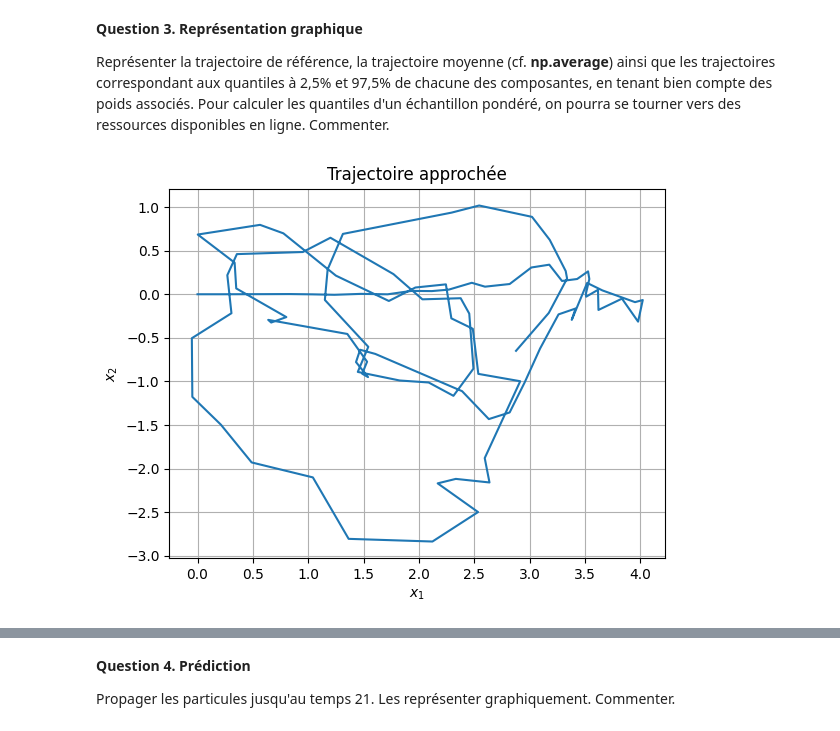
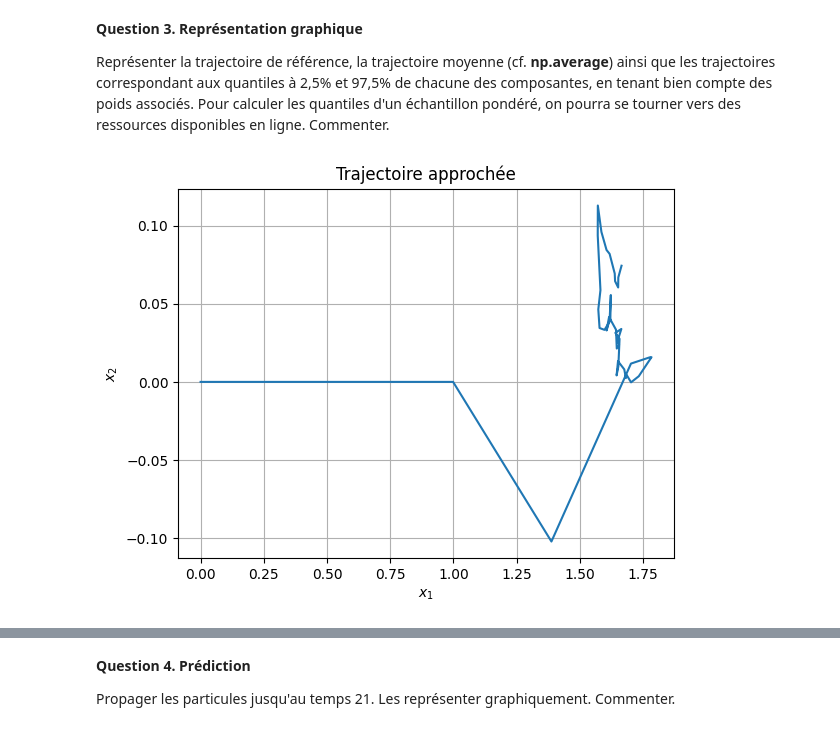
Before and after one commit to SushiOfDestiny/ue11_equdiff_proba_eval, a Jupyter notebook: Projet Probabilités - Complete.ipynb, the cells around one changed output, grey strips where cells are left out. Drawn from its saved outputs; the diff is of its cells as text; code cells hidden in the pictures.

```diff
--- a/Projet Probabilités - Complete.ipynb
+++ b/Projet Probabilités - Complete.ipynb
@@ -270,18 +288,0 @@ def f_obs(v,m):
-# %%
-# weight calcul
-def calc_w(N,x_now,x_bef):
-    """x_now = np.array of the N particles at current time, and x_bef before"""
-    w_now = np.zeros((N,),dtype=float)
-    # print("a",w_now)
-    for i in range(N):
-        w_now[i] = q(x_now[i],x_bef[i]) / f_obs(x_now[i],x_bef[i])
-    return w_now / w_now.sum() # normalisation
-
-w1 = calc_w(N,x[1],x[0])
-print(w1)
-# resample
-# indices nouvelles particules
-x1_res_ind = np.random.choice(N,N,p=w1) # préciser p=...
-# nouvelles particules équiprobables
-x1_res = x1[x1_res_ind]
-x1_res
@@ -389,21 +407,23 @@ kalm_prob2(20)
 
 Représenter la trajectoire de référence, la trajectoire moyenne (cf. **np.average**) ainsi que les trajectoires correspondant aux quantiles à 2,5% et 97,5% de chacune des composantes, en tenant bien compte des poids associés. Pour calculer les quantiles d'un échantillon pondéré, on pourra se tourner vers des ressources disponibles en ligne. Commenter.
 # %%
-T=100
-x,w=kalm_prob2(T)
+T = 20
+n_obs = 40
+n = 5
+x, w = kalm_prob2(T, n_obs=n_obs)
 # print(w)
 # print(len(x),len(w))
-x_m=np.zeros((T,n),dtype=float)
-for t in range(T):
+x_m = np.zeros((n_obs, n), dtype=float)
+for k in range(n_obs):
     # print(np.average(x[t],0,w[t]))
-    x_m[t]= np.average(x[t],0,w[t])
+    x_m[k] = np.average(x[k], 0, w[k])
+    # x_m[k] = np.average(x[k], 0, w[0])
 
-
-plt.plot(x_m[:,0],x_m[:,1])
+plt.plot(x_m[:, 0], x_m[:, 1])
 plt.grid(True)
 plt.xlabel('$x_1$')
 plt.ylabel('$x_2$')
 plt.title('Trajectoire approchée')
 plt.show()
 # %% [output]
-[figure, old version]
+[figure, new version]
```
Also changed, not shown: parts of 17 cells of this notebook.
